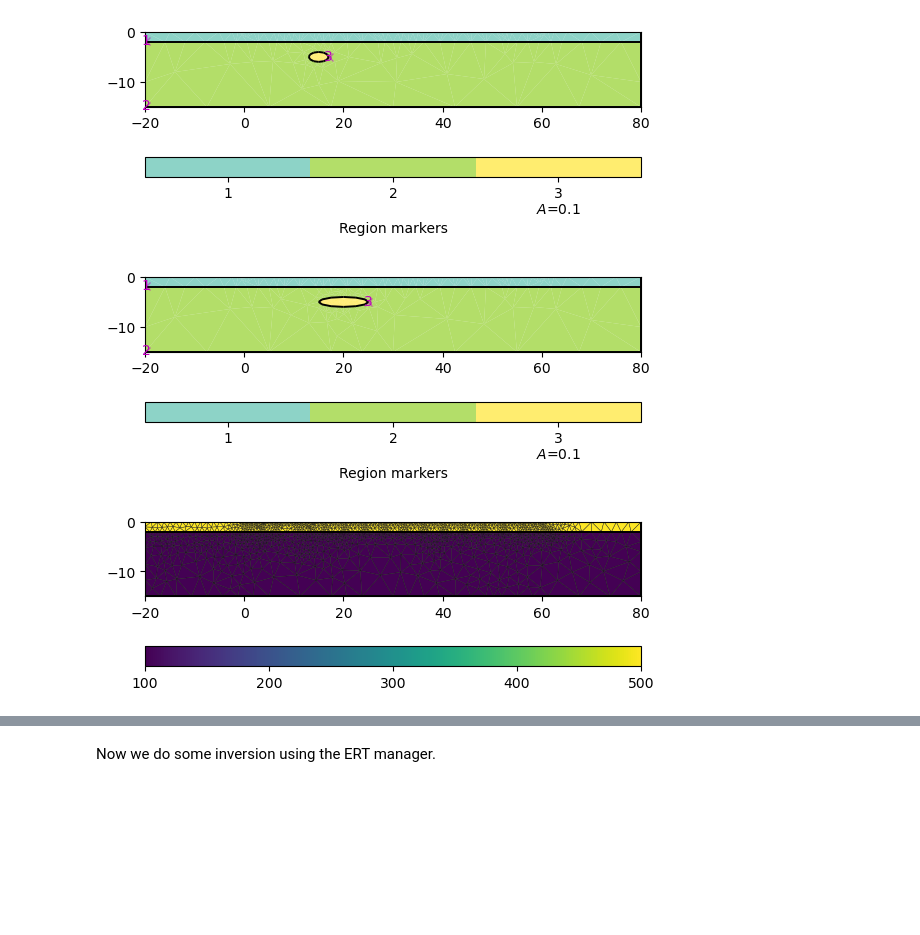
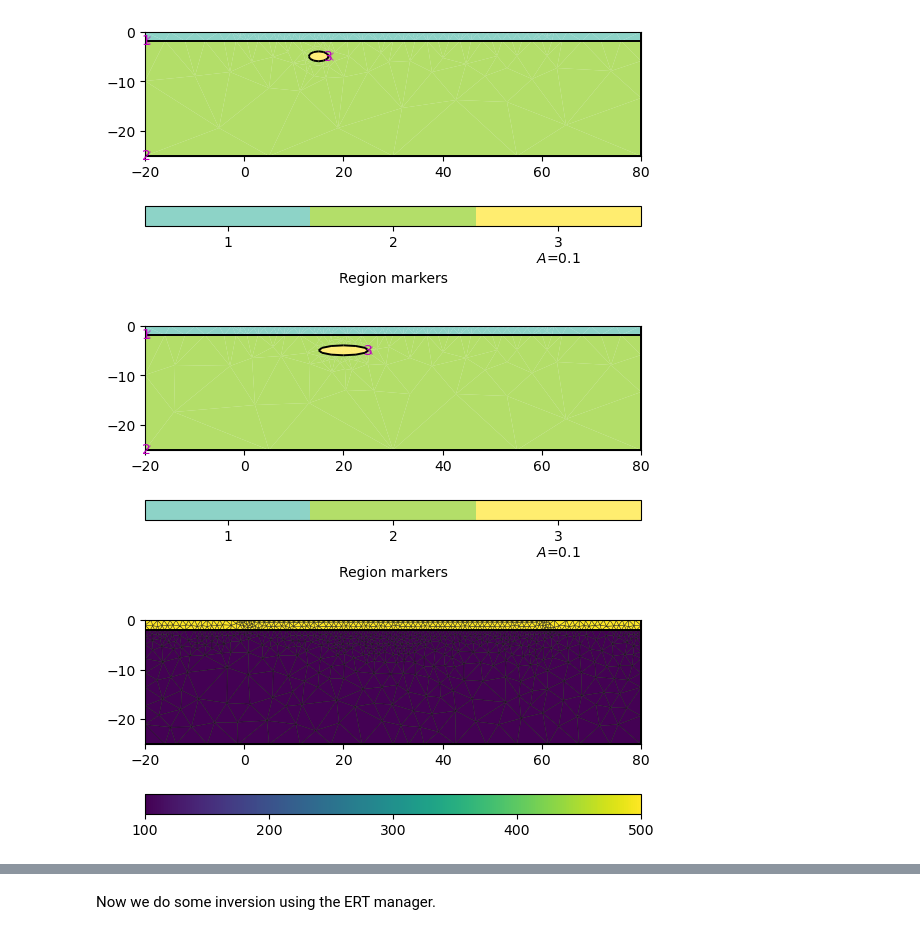
Before and after one commit to halbmy/pyGIMLi-workshop, a Jupyter notebook: 8_timelapse/TimelapseERT.ipynb, the cells around one changed output, grey strips where cells are left out. Cells and saved outputs as stored; diff of their text form; code cells hidden in the pictures; blank space fills up the shorter version.

```diff
--- a/8_timelapse/TimelapseERT.ipynb
+++ b/8_timelapse/TimelapseERT.ipynb
@@ -18,11 +18,11 @@ import pygimli.meshtools as mt
 from pygimli.physics import ert
 # %%
 # baseline
-world = mt.createWorld(start=[-20, 0], end=[80, -15], layers=[-2])
+world = mt.createWorld(start=[-20, 0], end=[80, -25], layers=[-2])
 ex = np.arange(60.1)
 # The electrodes are added to a mesh along with a refinement point
 for xi in ex:
     world.createNode([xi, 0])
-    world.createNode([xi, -0.2])
+    world.createNode([xi, -0.4])
 pg.show(world);
 # %% [output]
@@ -30,22 +30,22 @@ pg.show(world);
 # %%
 # First time step
 blop = mt.createCircle(pos=[15, -5], radius=[2, 1], marker=3, area=0.1)
-geo1 = mt.mergePLC([world, blop])
+geo1 = world + blop
 pg.show(geo1);
 # %% [output]
-[figure, old version]
+[figure, new version]
 # %%
 blop2 = mt.createCircle(pos=[20, -5], radius=[5, 1], marker=3, area=0.1)
-geo2 = mt.mergePLC([world, blop2])
+geo2 = world + blop2
 pg.show(geo2);
 # %% [output]
-[figure, old version]
+[figure, new version]
 # %%
 rhobase = [[1, 500], [2, 100]]
 mesh = mt.createMesh(world, quality=34.4)
 pg.show(mesh, rhobase, showMesh=True);
 # %% [output]
-[figure, old version]
+[figure, new version]
 # %%
 scheme = ert.createData(elecs=ex, schemeName='gr')
 scheme['k'] = ert.geometricFactors(scheme)
```
Also changed, not shown: parts of 18 cells of this notebook, 7 other files.
